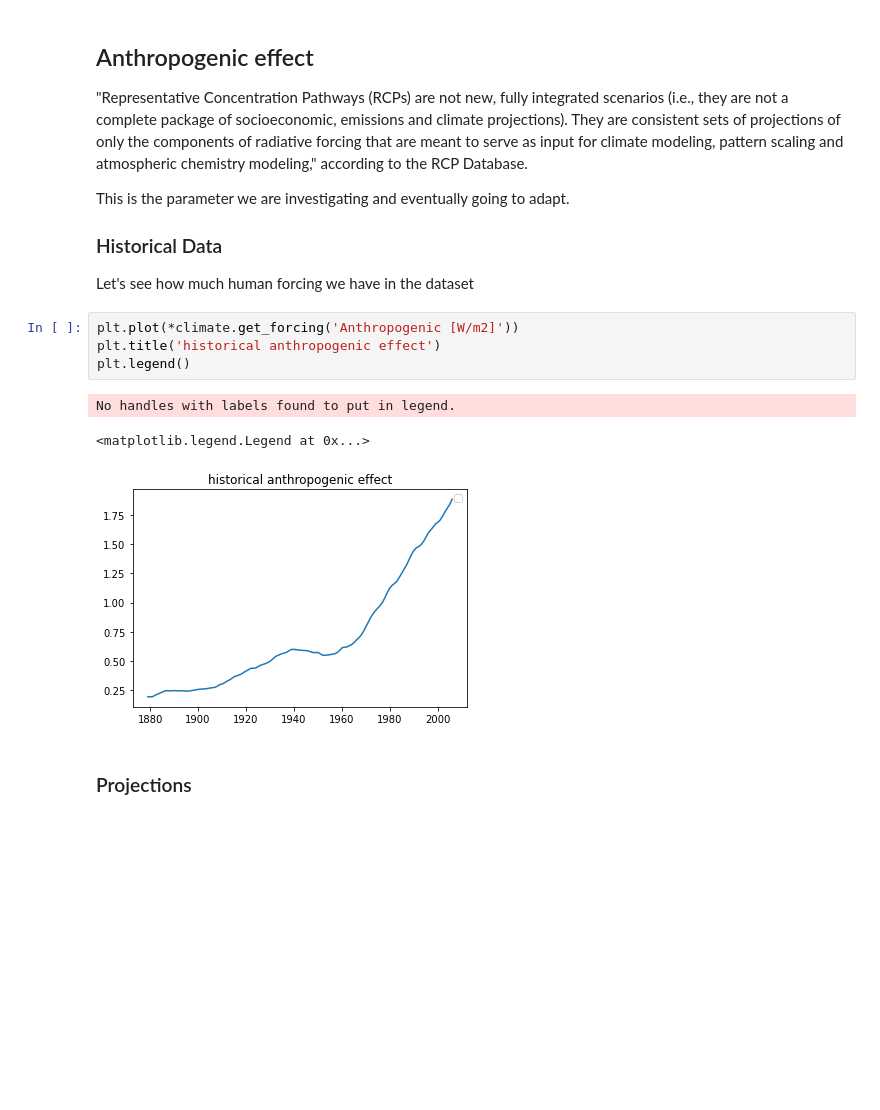
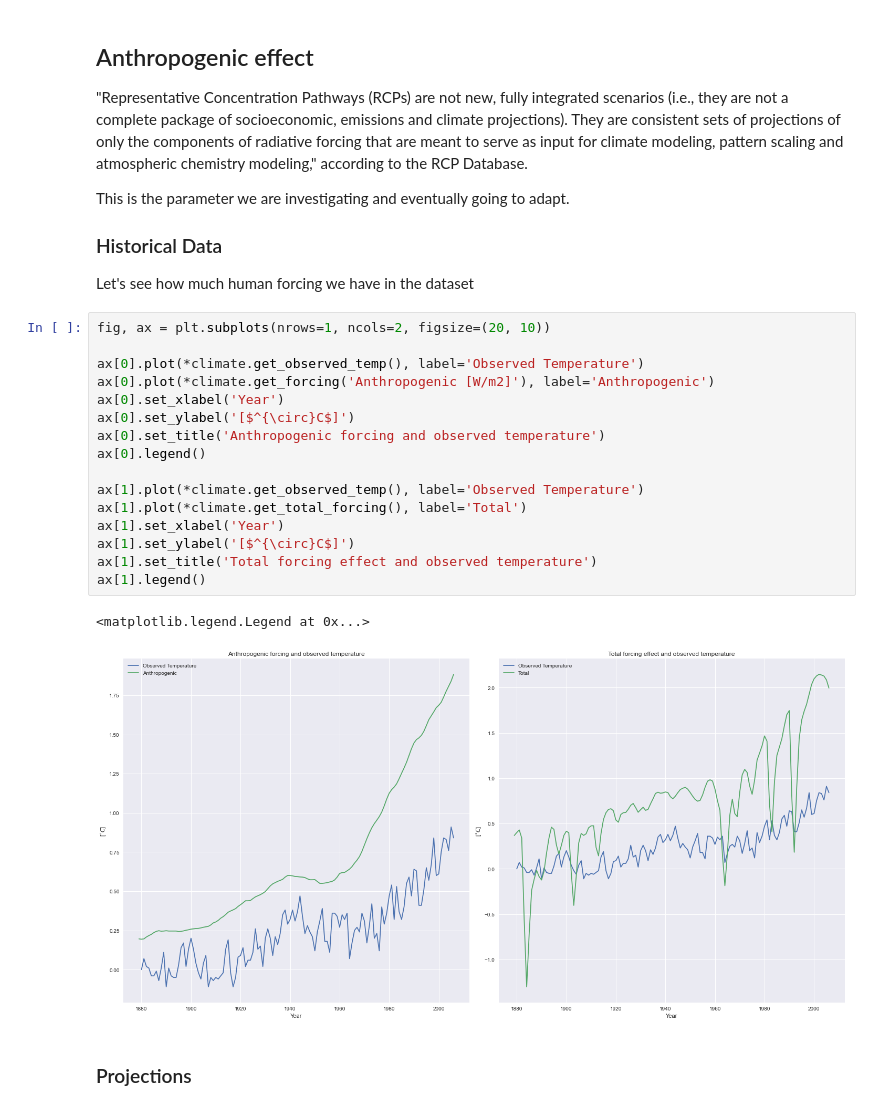
Before and after one commit to JohnOlushola/adaptive_climate_pathways, a Jupyter notebook: climate_system.ipynb, the cells around one changed output. Drawn from its saved outputs; the diff is of its cells as text; blank space fills up the shorter version.

```diff
--- a/climate_system.ipynb
+++ b/climate_system.ipynb
@@ -185,11 +221,22 @@ This is the parameter we are investigating and eventually going to adapt.
 Let's see how much human forcing we have in the dataset
-# %%
-plt.plot(*climate.get_forcing('Anthropogenic [W/m2]'))
-plt.title('historical anthropogenic effect')
-plt.legend()
-# %% [output]
-No handles with labels found to put in legend.
-<matplotlib.legend.Legend at 0x...>
-[figure, removed]
+# %%
+fig, ax = plt.subplots(nrows=1, ncols=2, figsize=(20, 10))
+
+ax[0].plot(*climate.get_observed_temp(), label='Observed Temperature')
+ax[0].plot(*climate.get_forcing('Anthropogenic [W/m2]'), label='Anthropogenic')
+ax[0].set_xlabel('Year')
+ax[0].set_ylabel('[$^{\circ}C$]')
+ax[0].set_title('Anthropogenic forcing and observed temperature')
+ax[0].legend()
+
+ax[1].plot(*climate.get_observed_temp(), label='Observed Temperature')
+ax[1].plot(*climate.get_total_forcing(), label='Total')
+ax[1].set_xlabel('Year')
+ax[1].set_ylabel('[$^{\circ}C$]')
+ax[1].set_title('Total forcing effect and observed temperature')
+ax[1].legend()
+# %% [output]
+<matplotlib.legend.Legend at 0x...>
+[figure, added]
 # %% [markdown]
 ### Projections
```
Also changed, not shown: parts of 18 cells of this notebook.
